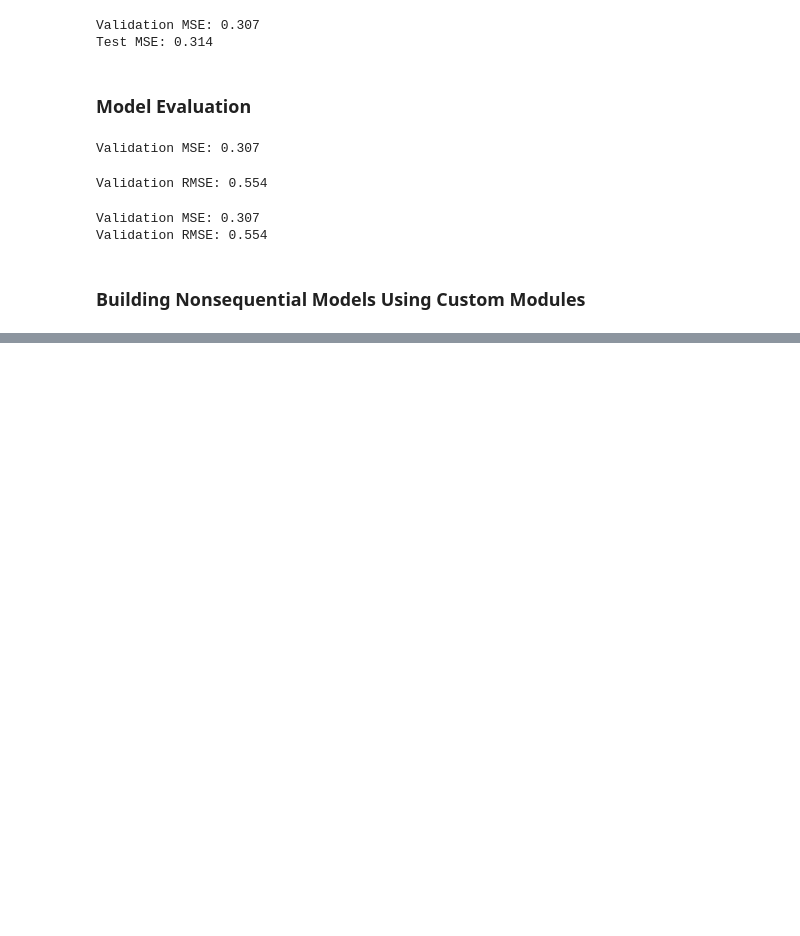
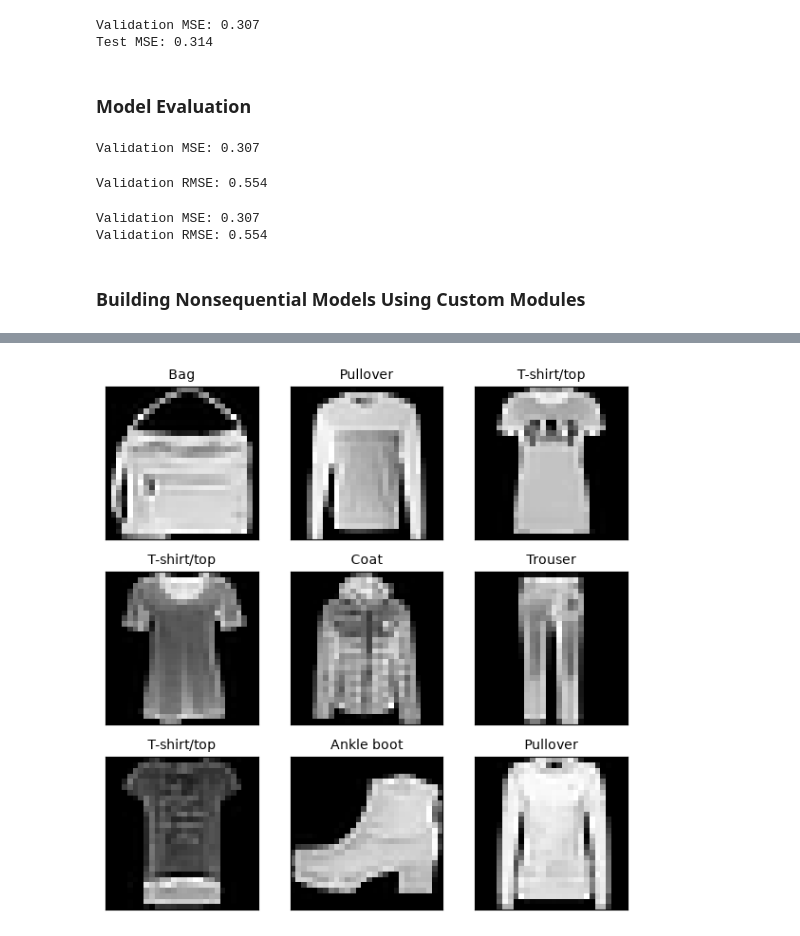
Before and after one commit to svd-jelo/deep-learning, a Jupyter notebook: 402-deep-conv-models.ipynb, the cells around one changed output, grey strips where cells are left out. Drawn from its saved outputs; the diff is of its cells as text; code cells hidden in the pictures; blank space fills up the shorter version.

```diff
--- a/402-deep-conv-models.ipynb
+++ b/402-deep-conv-models.ipynb
@@ -488,0 +772,28 @@ Validation RMSE: 0.554
+# %%
+# Using TorchVision to Load the Dataset
+from torchvision import datasets
+from torch.utils.data import random_split
+import torchvision.transforms.v2 as T
+
+# The downloaded image will be a tuple containing the input image and the label
+# The dtype of the image is PIL Image, we can transform it to a torch.Image object (subclass of Tensor) via ToImage transform
+# We will then use ToDtype transform for both converting the elements to float32 and scaling.
+toTensor = T.Compose([T.ToImage(), T.ToDtype(torch.float32, scale=True)])
+
+train_and_val_data = datasets.FashionMNIST(root = Path.cwd().joinpath('data'), train = True, download = True, transform = toTensor)
+test_data = datasets.FashionMNIST(root=Path.cwd().joinpath('data'), train = False, download = True, transform = toTensor)
+
+torch.manual_seed(42)
+train_data, val_data = random_split(train_and_val_data, [55000, 5000])
+
+train_loader = DataLoader(train_data, batch_size=32, shuffle=True)
+val_loader = DataLoader(val_data, batch_size=32)
+test_loader = DataLoader(test_data, batch_size=32)
+
+print('FashionMNIST Dataset')
+print('--------------------')
+print(f'  Training size: {len(train_data)}')
+print(f'  Validation size: {len(val_data)}')
+print(f'  Test size: {len(test_data)}')
+print(f'  Example shape: {tuple(train_data[0][0].shape)}')
+print(f'  Classes: {list(train_and_val_data.classes)}')
@@ -488,0 +808,18 @@ Validation RMSE: 0.554
+# %%
+# Image samples
+fig, axs = plt.subplots(3, 3, figsize=(6,6),
+                        subplot_kw={'xticks': [], 'yticks': []},)
+
+torch.manual_seed(42)
+sample_idxs = torch.randint(0, len(train_data), (9,))
+classes = train_and_val_data.classes
+
+for i,ax in zip(sample_idxs, axs.flat):
+    img, int_label = train_data[i]
+    ax.imshow(img[0,:,:], cmap='gray', interpolation='nearest')
+    ax.set_title(classes[int_label], fontsize=10)
+
+fig.tight_layout()
+plt.show()
+# %% [output]
+[figure, added]
```
Also changed, not shown: parts of 34 cells of this notebook.
